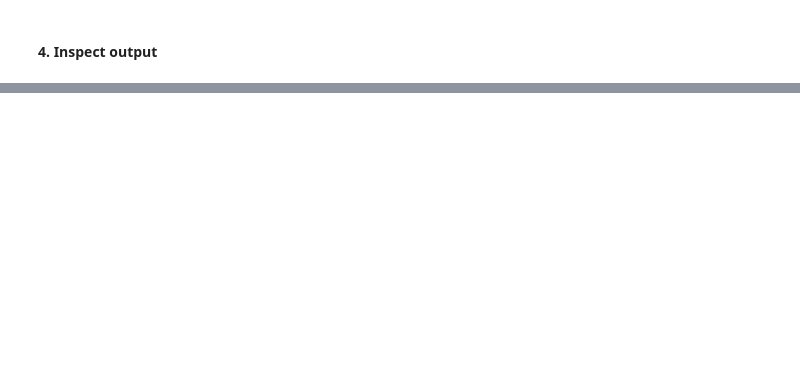
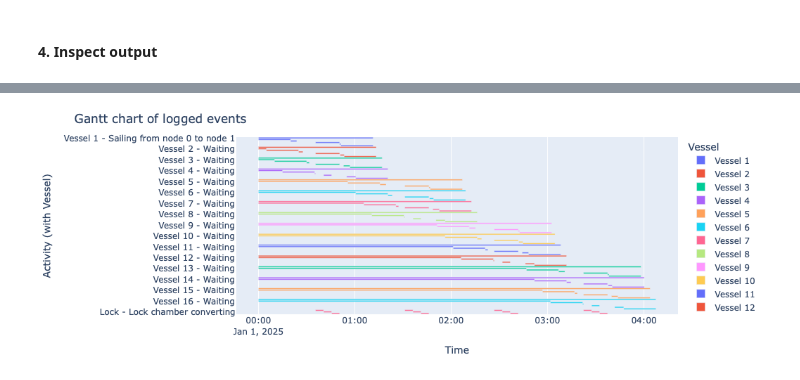
Before and after one commit to TUDelft-CITG/OpenTNSim, a Jupyter notebook: notebooks/0202 - Lock IC.ipynb, the cells around one changed output, grey strips where cells are left out. Drawn from its saved outputs; the diff is of its cells as text; code cells hidden in the pictures; blank space fills up the shorter version.

```diff
--- a/notebooks/0202 - Lock IC.ipynb
+++ b/notebooks/0202 - Lock IC.ipynb
@@ -240,0 +318,5 @@ print(f"The average vessel delay is {np.round(np.average(delays).total_seconds()
+# %%
+df_eventtable = opentnsim.core.logutils.logbook2eventtable([*vessels, lock])
+generate_vessel_gantt_chart(df_eventtable)
+# %% [output]
+[figure, added]
```
Also changed, not shown: parts of 19 cells of this notebook.
